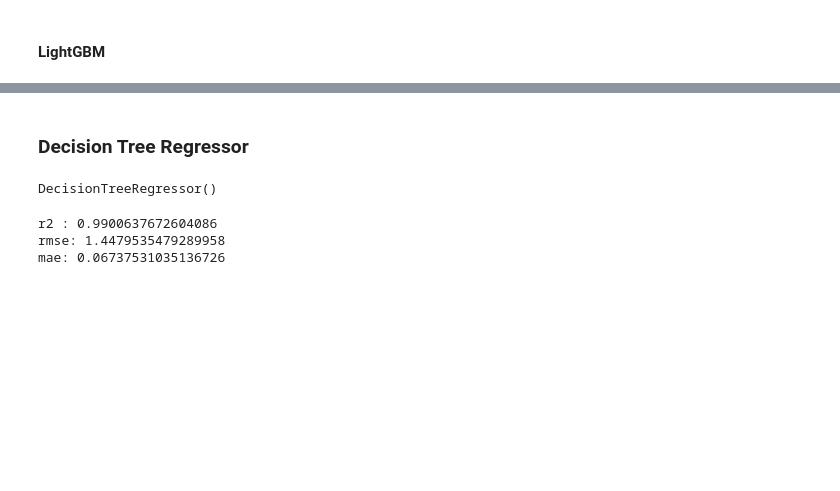
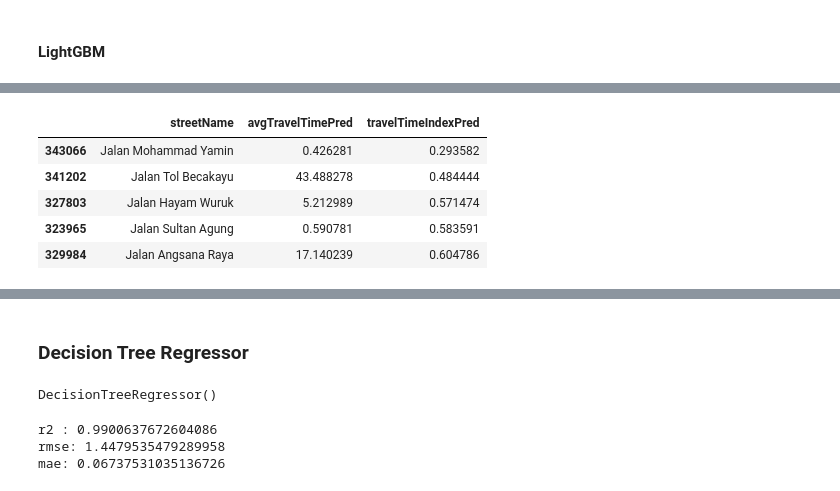
Before and after one commit to 6ill/Data-Mining-Jakarta-Traffic, a Jupyter notebook: worksheet.ipynb, the cells around one changed output, grey strips where cells are left out. Cells and saved outputs as stored; diff of their text form; code cells hidden in the pictures; blank space fills up the shorter version.

```diff
--- a/worksheet.ipynb
+++ b/worksheet.ipynb
@@ -363,0 +441,9 @@ mae: 0.3733099357747879
+# %%
+df_pred_monday_16_18[df_pred_monday_16_18['avgTravelTimePred'] > 0].nsmallest(5, 'travelTimeIndexPred')[['streetName', 'avgTravelTimePred', 'travelTimeIndexPred']]
+# %% [output]
+|  | streetName | avgTravelTimePred | travelTimeIndexPred |
+| 343066 | Jalan Mohammad Yamin | 0.426281 | 0.293582 |
+| 341202 | Jalan Tol Becakayu | 43.488278 | 0.484444 |
+| 327803 | Jalan Hayam Wuruk | 5.212989 | 0.571474 |
+| 323965 | Jalan Sultan Agung | 0.590781 | 0.583591 |
+| 329984 | Jalan Angsana Raya | 17.140239 | 0.604786 |
```
Also changed, not shown: parts of 20 cells of this notebook.
